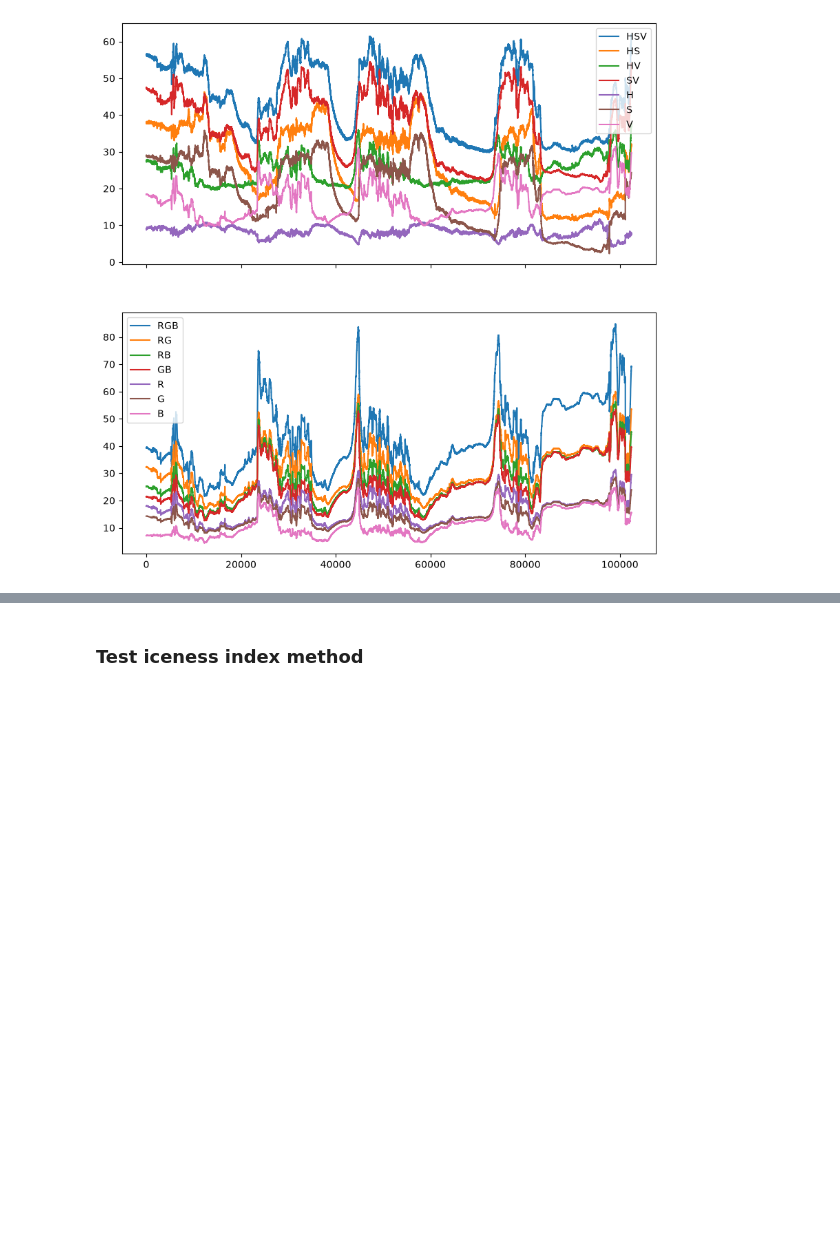
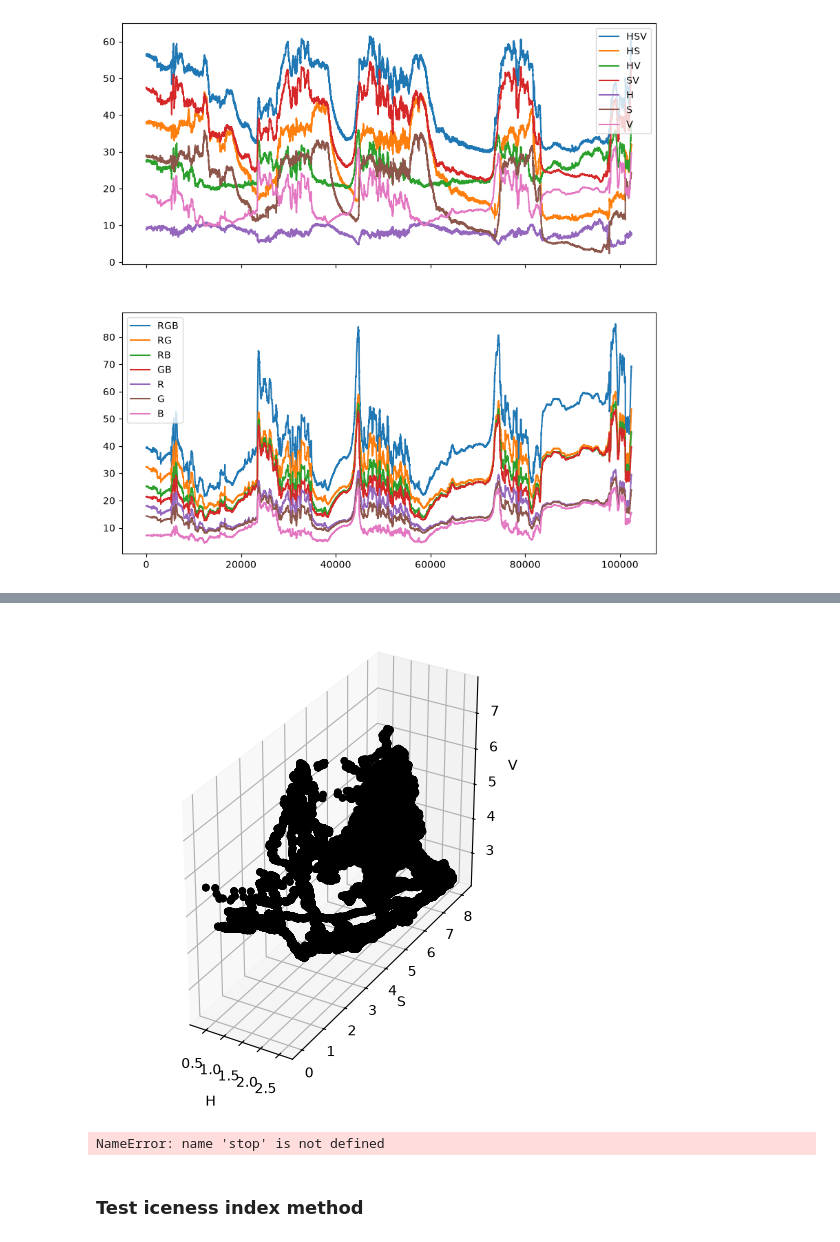
Before and after one commit to HarryYouAreAWizard/HelicopterIcing, a Jupyter notebook: Icing.ipynb, the cells around one changed output, grey strips where cells are left out. Cells and saved outputs as stored; diff of their text form; code cells hidden in the pictures; blank space fills up the shorter version.

```diff
--- a/Icing.ipynb
+++ b/Icing.ipynb
@@ -330,3 +433,23 @@ Reshape your data either using array.reshape(-1, 1) if your data has a single fe
+# %%
+
+fig = plt.figure()
+ax = fig.add_subplot(projection="3d")
+for i in range(1, 4):
+    ax.scatter(H,
+               S,
+               V, c="k")
+ax.set_xlabel('H')
+ax.set_ylabel('S')
+ax.set_zlabel('V')
+ax.set_aspect("equal")
+fig.tight_layout()
+fig.savefig(figure_dir / "3D manual.png")
+# %% [output]
+[figure, added]
+# %%
+stop
+# %% [output]
+NameError: name 'stop' is not defined
 # %% [markdown]
 ### Test iceness index method
 # %%
```
Also changed, not shown: parts of 8 cells of this notebook, 2 other files.
